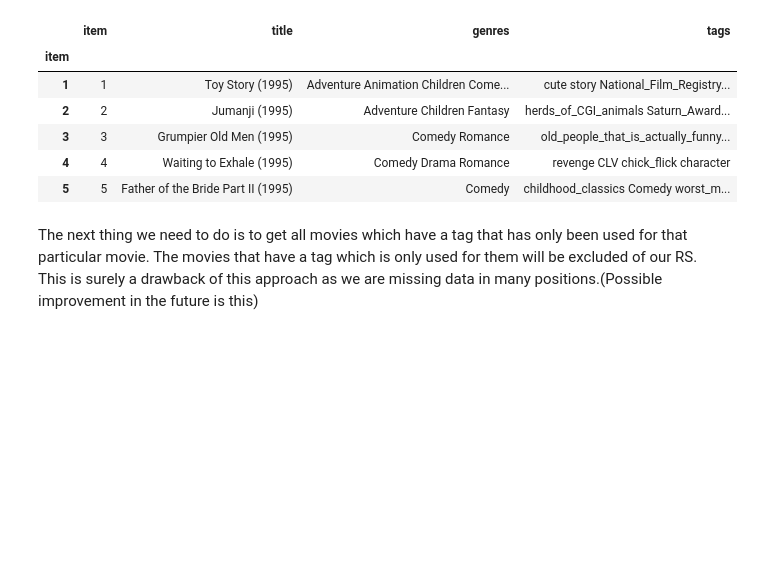
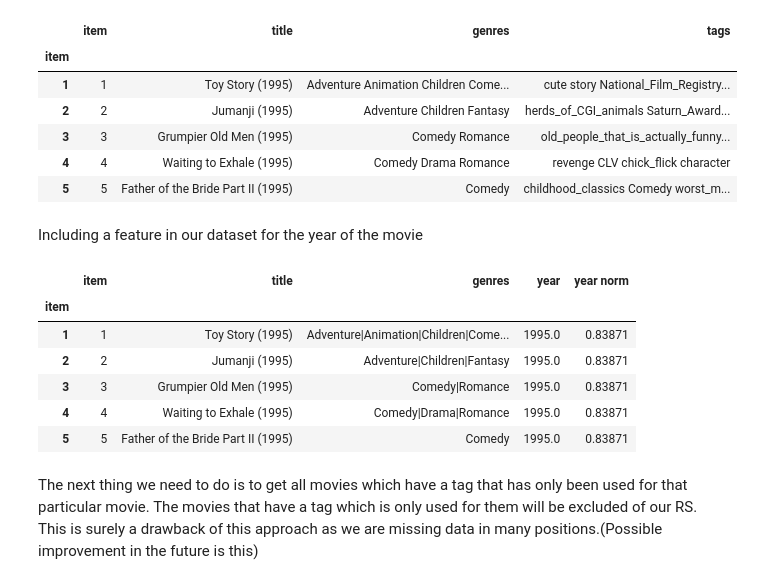
Before and after one commit to csotogd/Recommender-System-santa-claus, a Jupyter notebook: RS project.ipynb, the cells around one changed output. Saved outputs shown, nothing was run; the diff lists cells and outputs as text; code cells hidden in the pictures; blank space fills up the shorter version.

Commit message:
computing years and normalizing
still need to add it to the KNN as a feature

```diff
--- a/RS project.ipynb
+++ b/RS project.ipynb
@@ -506,6 +506,44 @@ movies_df.head(5)
 | 3 | 3 | Grumpier Old Men (1995) | Comedy Romance | old_people_that_is_actually_funny... |
 | 4 | 4 | Waiting to Exhale (1995) | Comedy Drama Romance | revenge CLV chick_flick character |
 | 5 | 5 | Father of the Bride Part II (1995) | Comedy | childhood_classics Comedy worst_m... |
+# %% [markdown]
+Including a feature in our dataset for the year of the movie
+# %%
+def compute_title_year(title): #modification of code in the lab
+    # read the title of the specified row, and cast it to the str type,
+    # then use the strip() method to eliminate the spaces from the beginning and the end of the string
+    title_original = str(title).strip()
+
+    # select the substring from the fifth-to-last (included) character to the last (excluded)
+    year = title_original[-5:-1]
+
+    # use the isdigit method to determine if the substring selected is a number
+    if year.isdigit():
+      return int(year)
+    else:
+      #print('nan')
+      return np.nan
+
+movies_df['year']= movies_df['title'].apply(lambda x: compute_title_year(x))
+#print(set(list(movies_df['year'])))
+#movies with no years are given the average year value:
+movies_df['year'].fillna((movies_df['year'].mean()), inplace=True)
+
+#We also use year as a feature. In order to not have a more important value for year, we normalize all values of the years betwen 0 and 1
+movies_df['year norm'] =movies_df['year']
+newest= movies_df['year'].max()
+oldest= movies_df['year'].min()
+movies_df['year norm']= movies_df['year'].apply(lambda x : (x-oldest)/(newest-oldest))
+
+movies_df.head()
+# %% [output]
+|  | item | title | genres | year | year norm |
+| item |  |  |  |  |  |
+| 1 | 1 | Toy Story (1995) | Adventure|Animation|Children|Come... | 1995.0 | 0.83871 |
+| 2 | 2 | Jumanji (1995) | Adventure|Children|Fantasy | 1995.0 | 0.83871 |
+| 3 | 3 | Grumpier Old Men (1995) | Comedy|Romance | 1995.0 | 0.83871 |
+| 4 | 4 | Waiting to Exhale (1995) | Comedy|Drama|Romance | 1995.0 | 0.83871 |
+| 5 | 5 | Father of the Bride Part II (1995) | Comedy | 1995.0 | 0.83871 |
 # %% [markdown]
 The next thing we need to do is to get all movies which have a tag that has only been used for that particular movie. The movies that have a tag which is only used for them will be excluded of our RS. This is surely a drawback of this approach as we are missing data in many positions.(Possible improvement in the future is this)
 # %%
```
Also changed, not shown: parts of 1 cell of this notebook.
